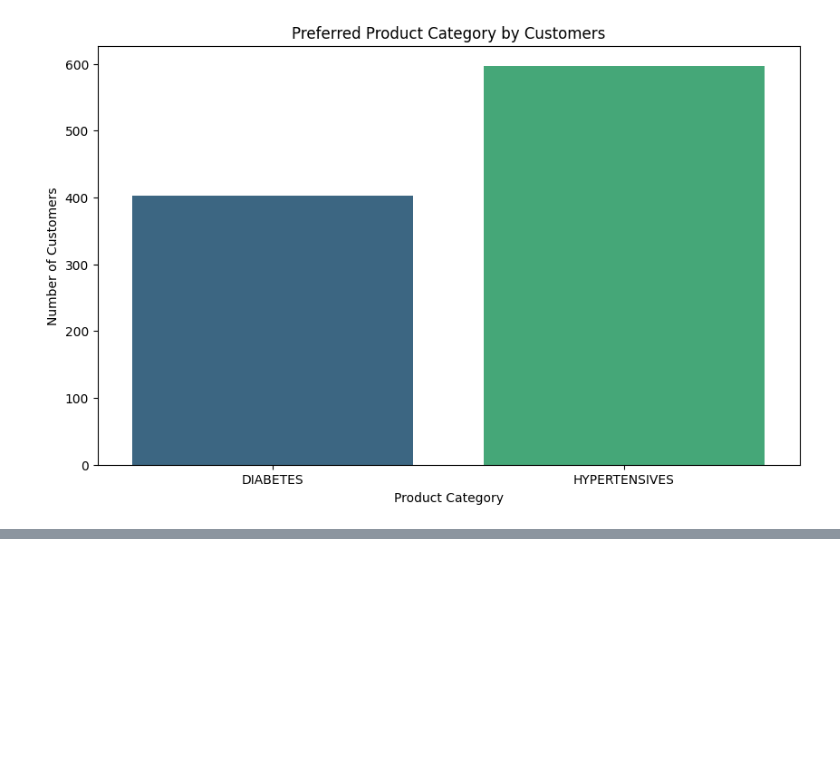
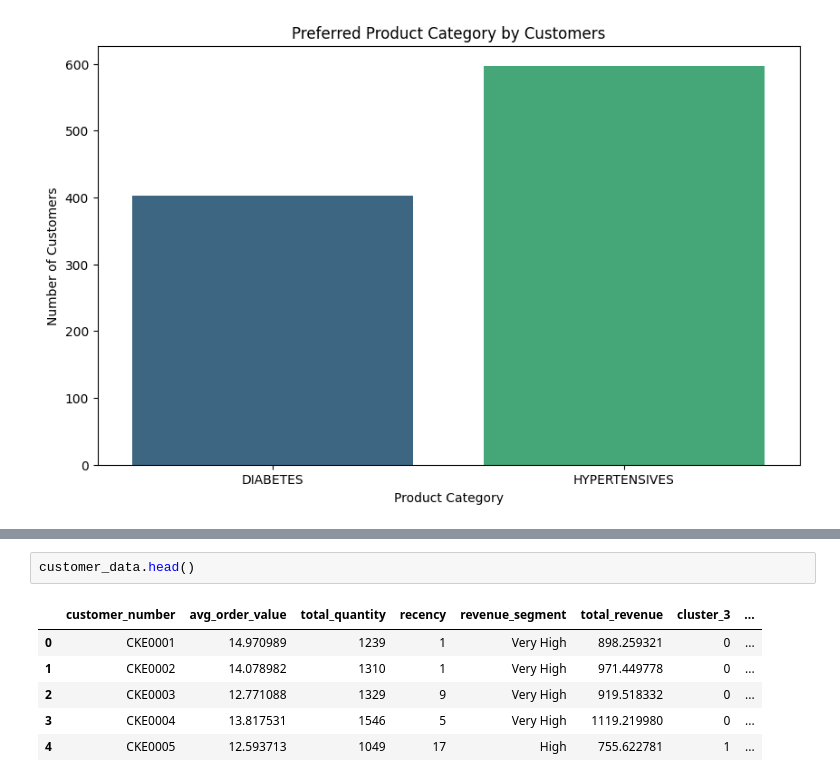
Before and after one commit to naveen-malla/Customer-Segmentation-and-SKU-Forecasting, a Jupyter notebook: customer_segmentation.ipynb, the cells around one changed output, grey strips where cells are left out. Drawn from its saved outputs; the diff is of its cells as text; blank space fills up the shorter version.

```diff
--- a/customer_segmentation.ipynb
+++ b/customer_segmentation.ipynb
@@ -529 +537,10 @@ Passing `palette` without assigning `hue` is deprecated and will be removed in v
+# %%
+customer_data.head()
+# %% [output]
+|  | customer_number | avg_order_value | total_quantity | recency | revenue_segment | total_revenue | cluster_3 | ... |
+| 0 | CKE0001 | 14.970989 | 1239 | 1 | Very High | 898.259321 | 0 | ... |
+| 1 | CKE0002 | 14.078982 | 1310 | 1 | Very High | 971.449778 | 0 | ... |
+| 2 | CKE0003 | 12.771088 | 1329 | 9 | Very High | 919.518332 | 0 | ... |
+| 3 | CKE0004 | 13.817531 | 1546 | 5 | Very High | 1119.219980 | 0 | ... |
+| 4 | CKE0005 | 12.593713 | 1049 | 17 | High | 755.622781 | 1 | ... |
 # %%
```
Also changed, not shown: parts of 3 cells of this notebook.
